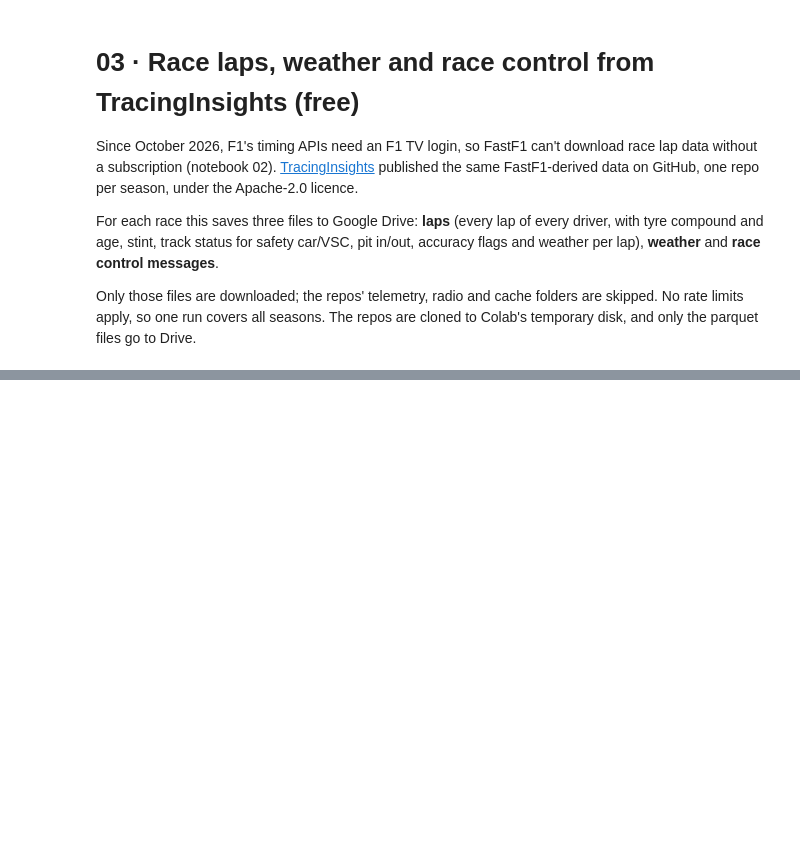
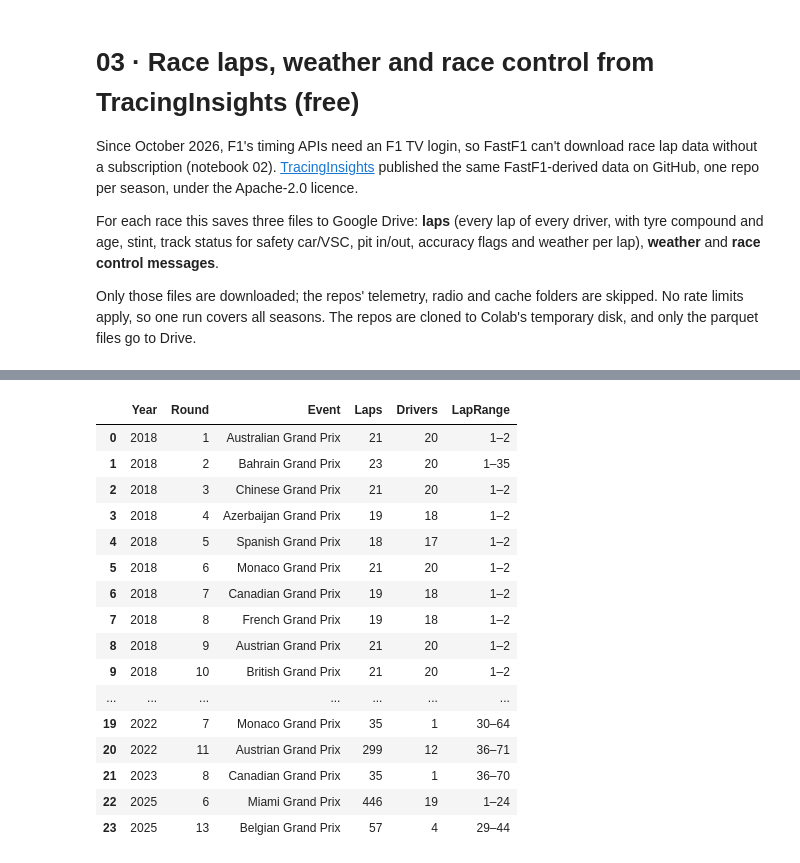
Before and after one commit to khushi075/f1-race-sim, a Jupyter notebook: notebooks/03_ingest_race_tracinginsights.ipynb, the cells around one changed output, grey strips where cells are left out. Saved outputs shown, nothing was run; the diff lists cells and outputs as text; code cells hidden in the pictures; blank space fills up the shorter version.

Commit message:
Check for laps with no compound

```diff
--- a/notebooks/03_ingest_race_tracinginsights.ipynb
+++ b/notebooks/03_ingest_race_tracinginsights.ipynb
@@ -76,0 +155,26 @@ per_race[per_race["AnyRain"] == True][["Year", "Round", "Event", "Laps"]]
+# %%
+#laps with no compound
+miss = laps[laps["compound"].isna() | (laps["compound"] == "UNKNOWN")]
+miss.groupby(["Year", "Round", "Event"]).agg(
+    Laps=("lap", "size"),
+    Drivers=("drv", "nunique"),
+    LapRange=("lap", lambda s: f"{s.min()}–{s.max()}"),
+).reset_index()
+# %% [output]
+|  | Year | Round | Event | Laps | Drivers | LapRange |
+| 0 | 2018 | 1 | Australian Grand Prix | 21 | 20 | 1–2 |
+| 1 | 2018 | 2 | Bahrain Grand Prix | 23 | 20 | 1–35 |
+| 2 | 2018 | 3 | Chinese Grand Prix | 21 | 20 | 1–2 |
+| 3 | 2018 | 4 | Azerbaijan Grand Prix | 19 | 18 | 1–2 |
+| 4 | 2018 | 5 | Spanish Grand Prix | 18 | 17 | 1–2 |
+| 5 | 2018 | 6 | Monaco Grand Prix | 21 | 20 | 1–2 |
+| 6 | 2018 | 7 | Canadian Grand Prix | 19 | 18 | 1–2 |
+| 7 | 2018 | 8 | French Grand Prix | 19 | 18 | 1–2 |
+| 8 | 2018 | 9 | Austrian Grand Prix | 21 | 20 | 1–2 |
+| 9 | 2018 | 10 | British Grand Prix | 21 | 20 | 1–2 |
+| ... | ... | ... | ... | ... | ... | ... |
+| 19 | 2022 | 7 | Monaco Grand Prix | 35 | 1 | 30–64 |
+| 20 | 2022 | 11 | Austrian Grand Prix | 299 | 12 | 36–71 |
+| 21 | 2023 | 8 | Canadian Grand Prix | 35 | 1 | 36–70 |
+| 22 | 2025 | 6 | Miami Grand Prix | 446 | 19 | 1–24 |
+| 23 | 2025 | 13 | Belgian Grand Prix | 57 | 4 | 29–44 |
```
Also changed, not shown: parts of 6 cells of this notebook.
